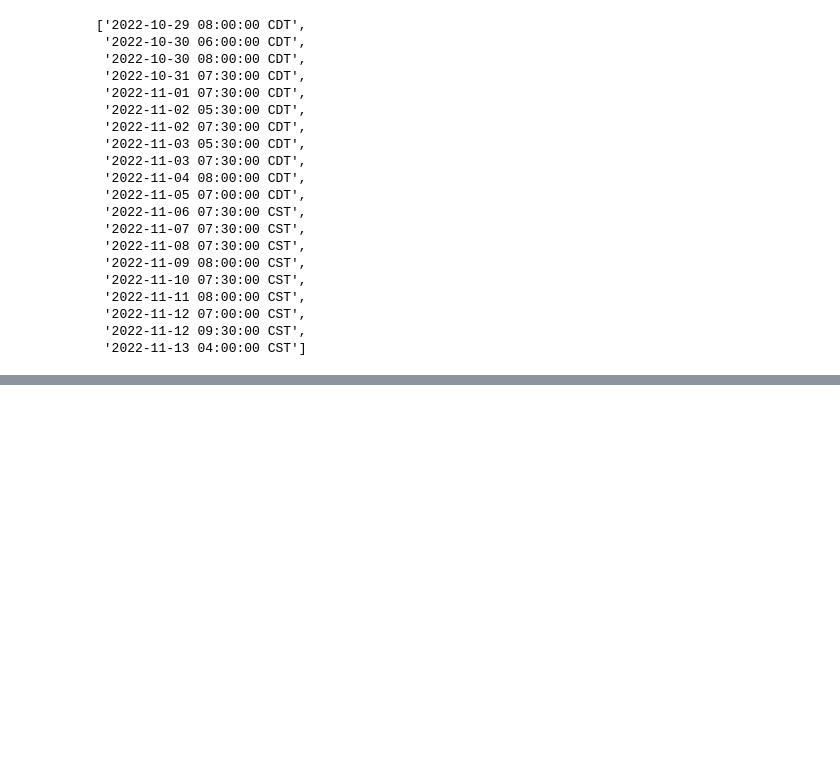
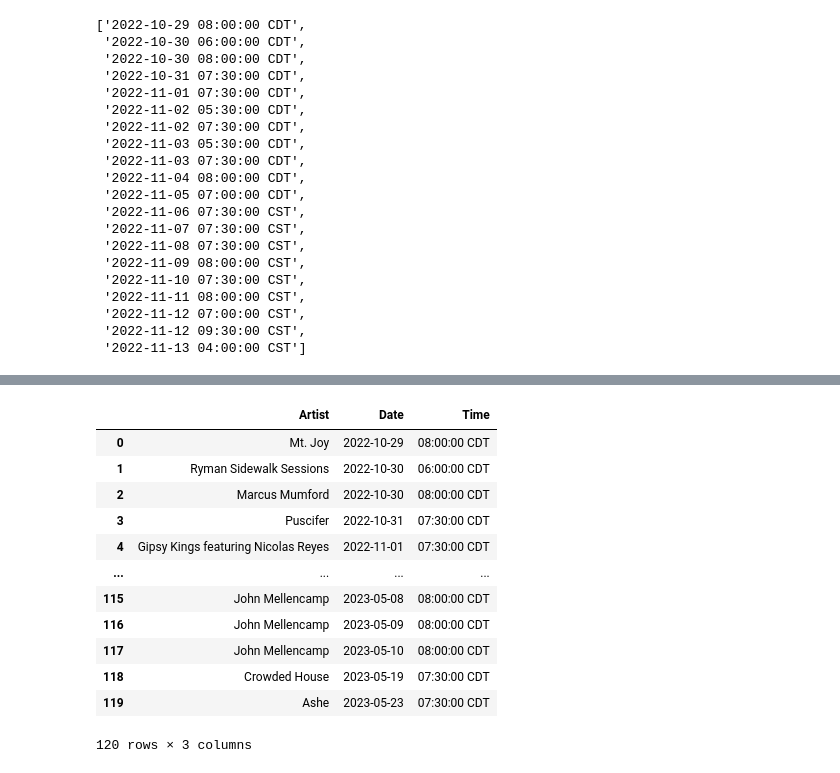
Before and after one commit to NSS-Data-Analytics-Cohort-7/web-scraping-ryman-PrestonSpencer, a Jupyter notebook: notebook/webscraping_ryman.ipynb, the cells around one changed output, grey strips where cells are left out. Drawn from its saved outputs; the diff is of its cells as text; code cells hidden in the pictures; blank space fills up the shorter version.

```diff
--- a/notebook/webscraping_ryman.ipynb
+++ b/notebook/webscraping_ryman.ipynb
@@ -386,0 +646,17 @@ final_ryman_df
+# %%
+all_final_ryman_df.columns = ['Artist', 'Date', 'Time']
+all_final_ryman_df
+# %% [output]
+|  | Artist | Date | Time |
+| 0 | Mt. Joy | 2022-10-29 | 08:00:00 CDT |
+| 1 | Ryman Sidewalk Sessions | 2022-10-30 | 06:00:00 CDT |
+| 2 | Marcus Mumford | 2022-10-30 | 08:00:00 CDT |
+| 3 | Puscifer | 2022-10-31 | 07:30:00 CDT |
+| 4 | Gipsy Kings featuring Nicolas Reyes | 2022-11-01 | 07:30:00 CDT |
+| ... | ... | ... | ... |
+| 115 | John Mellencamp | 2023-05-08 | 08:00:00 CDT |
+| 116 | John Mellencamp | 2023-05-09 | 08:00:00 CDT |
+| 117 | John Mellencamp | 2023-05-10 | 08:00:00 CDT |
+| 118 | Crowded House | 2023-05-19 | 07:30:00 CDT |
+| 119 | Ashe | 2023-05-23 | 07:30:00 CDT |
+120 rows × 3 columns
```
Also changed, not shown: parts of 42 cells of this notebook.
